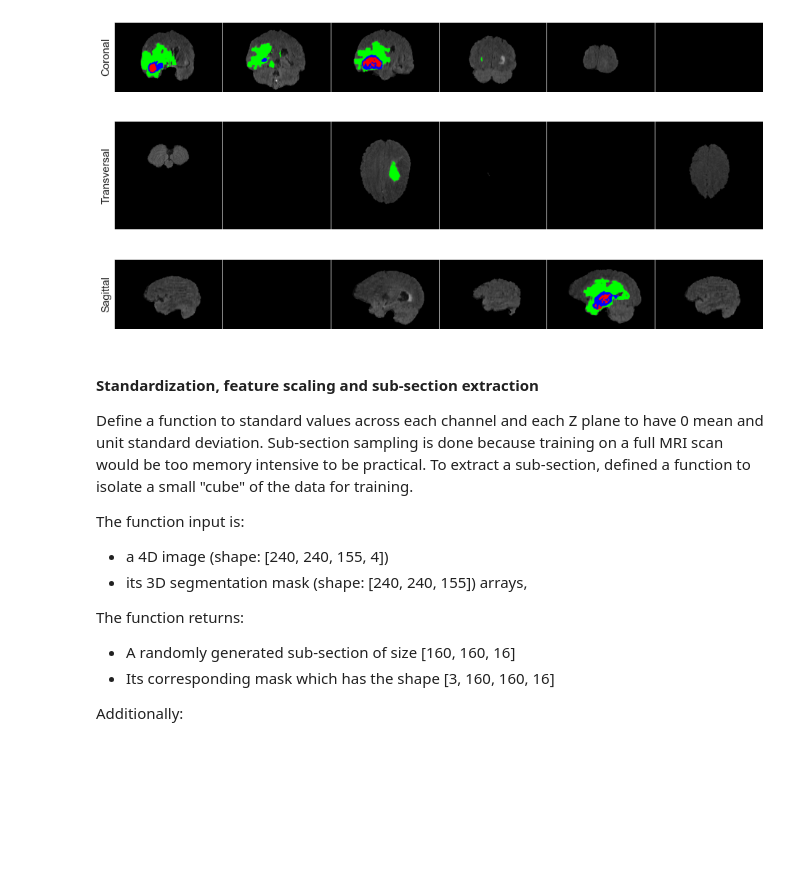
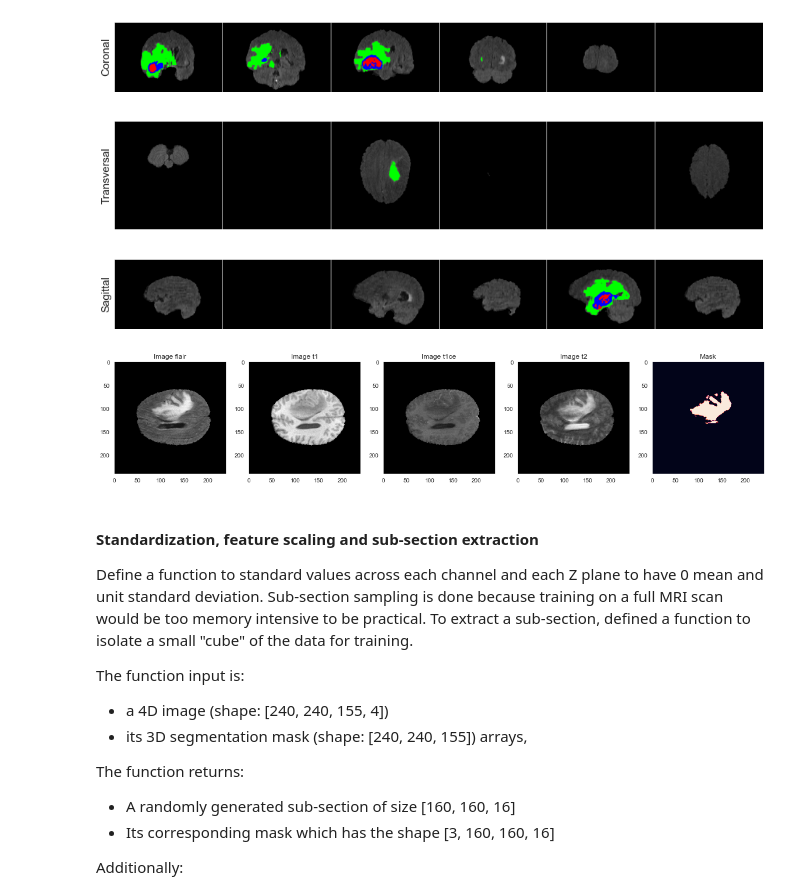
Before and after one commit to ShantanuWelling/Medical-Image-Segmentation--Winter-in-Data-Science, a Jupyter notebook: wids.ipynb, the cells around one changed output. Cells and saved outputs as stored; diff of their text form; code cells hidden in the pictures; blank space fills up the shorter version.

```diff
--- a/wids.ipynb
+++ b/wids.ipynb
@@ -191,3 +199,23 @@ im=util.get_labeled_image(image1,mask1)
 util.plot_image_grid(im)
 # %% [output]
 [figure]
+# %%
+fig, (ax1, ax2, ax3, ax4, ax5) = plt.subplots(1,5, figsize = (20, 10))
+slice_w = 25
+ax1.imshow(image1[:,:,image1[0].shape[0]//2-slice_w,0], cmap = 'gray')
+ax1.set_title('Image flair')
+ax2.imshow(image1[:,:,image1[1].shape[0]//2-slice_w,1], cmap = 'gray')
+ax2.set_title('Image t1')
+ax3.imshow(image1[:,:,image1[2].shape[0]//2-slice_w,2], cmap = 'gray')
+ax3.set_title('Image t1ce')
+ax4.imshow(image1[:,:,image1[3].shape[0]//2-slice_w,3], cmap = 'gray')
+ax4.set_title('Image t2')
+ax5.imshow(mask1[:,:,mask1.shape[0]//2-slice_w])
+ax1.grid(False)
+ax2.grid(False)
+ax3.grid(False)
+ax4.grid(False)
+ax5.grid(False)
+ax5.set_title('Mask');
+# %% [output]
+[figure, added]
```
Also changed, not shown: parts of 20 cells of this notebook, 7 other files.
